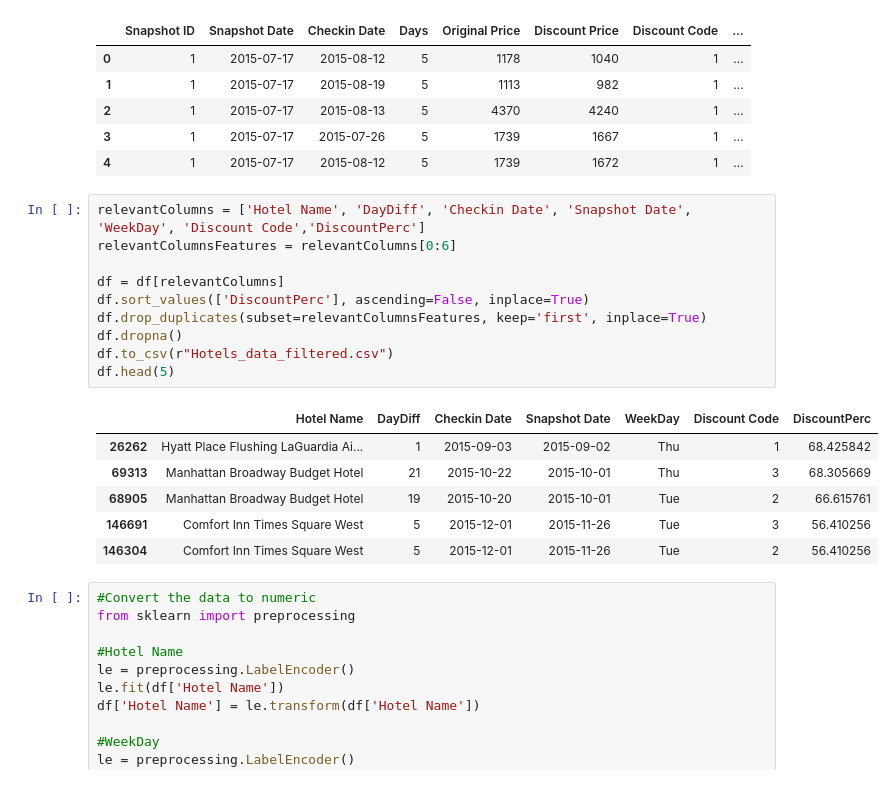
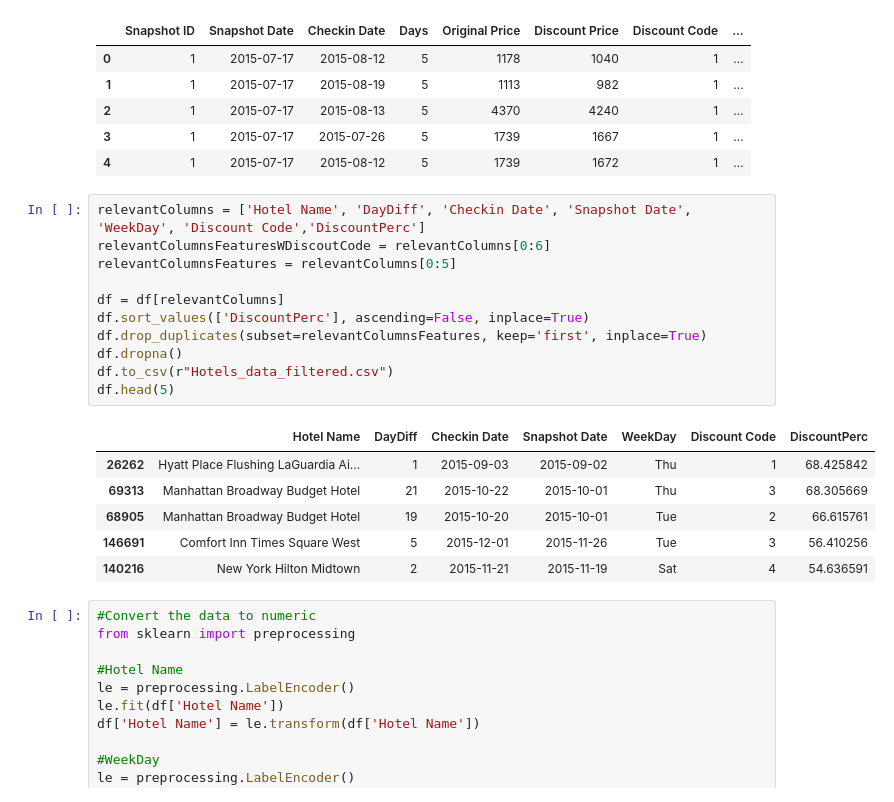
Before and after one commit to yifatBi/DateScience, a Jupyter notebook: Task2-Eli.ipynb, the cells around one changed output. Saved outputs shown, nothing was run; the diff lists cells and outputs as text.

```diff
--- a/Task2-Eli.ipynb
+++ b/Task2-Eli.ipynb
@@ -13,21 +13,22 @@ df.head(5)
 | 4 | 1 | 2015-07-17 | 2015-08-12 | 5 | 1739 | 1672 | 1 | ... |
 # %%
 relevantColumns = ['Hotel Name', 'DayDiff', 'Checkin Date', 'Snapshot Date', 'WeekDay', 'Discount Code','DiscountPerc']
-relevantColumnsFeatures = relevantColumns[0:6]
+relevantColumnsFeaturesWDiscoutCode = relevantColumns[0:6]
+relevantColumnsFeatures = relevantColumns[0:5]
 
 df = df[relevantColumns]
 df.sort_values(['DiscountPerc'], ascending=False, inplace=True)
 df.drop_duplicates(subset=relevantColumnsFeatures, keep='first', inplace=True)
 df.dropna()
 df.to_csv(r"Hotels_data_filtered.csv")
 df.head(5)
 # %% [output]
 |  | Hotel Name | DayDiff | Checkin Date | Snapshot Date | WeekDay | Discount Code | DiscountPerc |
 | 26262 | Hyatt Place Flushing LaGuardia Ai... | 1 | 2015-09-03 | 2015-09-02 | Thu | 1 | 68.425842 |
 | 69313 | Manhattan Broadway Budget Hotel | 21 | 2015-10-22 | 2015-10-01 | Thu | 3 | 68.305669 |
 | 68905 | Manhattan Broadway Budget Hotel | 19 | 2015-10-20 | 2015-10-01 | Tue | 2 | 66.615761 |
 | 146691 | Comfort Inn Times Square West | 5 | 2015-12-01 | 2015-11-26 | Tue | 3 | 56.410256 |
-| 146304 | Comfort Inn Times Square West | 5 | 2015-12-01 | 2015-11-26 | Tue | 2 | 56.410256 |
+| 140216 | New York Hilton Midtown | 2 | 2015-11-21 | 2015-11-19 | Sat | 4 | 54.636591 |
 # %%
 #Convert the data to numeric
 from sklearn import preprocessing
```
Also changed, not shown: parts of 10 cells of this notebook.
